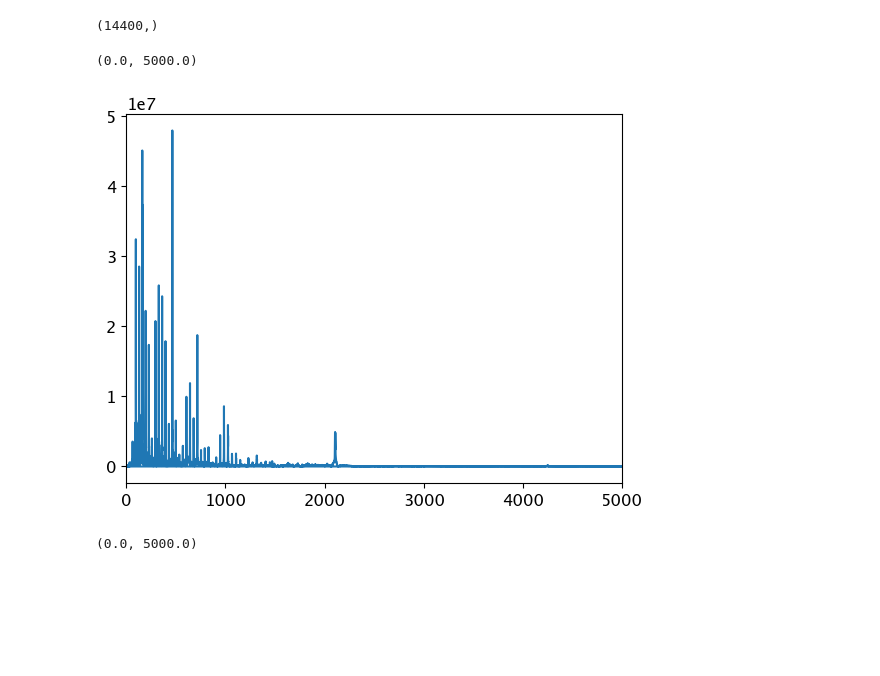
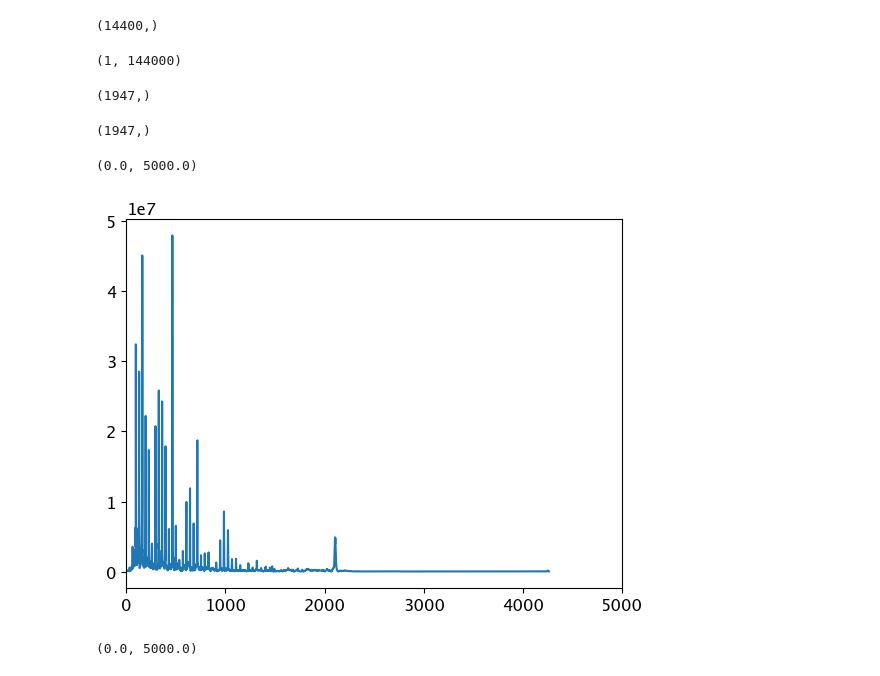
Before and after one commit to VamsiImmanneni/Sound-Separation-Project, a Jupyter notebook: Analysis-Midway.ipynb, the cells around one changed output. Saved outputs shown, nothing was run; the diff lists cells and outputs as text; code cells hidden in the pictures; blank space fills up the shorter version.

Commit message:
added filter

```diff
--- a/Analysis-Midway.ipynb
+++ b/Analysis-Midway.ipynb
@@ -103,3 +96,40 @@ def get_difs(arr):
+# %%
+def get_difs(arr):
+    a = np.abs(arr)
+    out = []
+    for i in range(len(arr) - 1):
+        out.append(a[i+1]-a[i])
+    return np.array(out)
+
+def filter_median_and_max(old_x,old_y):
+    # Filter frequencies 0-5000
+    l = -1
+    r = -1
+    for i in range(len(old_x)):
+        if old_x[i] >= 0 and l == -1:
+            l = i
+        if old_x[i] > 5000 and r == -1:
+            r = i
+    # Filter above median
+    x = old_x[l:r]
+    y = old_y[l:r]
+    med = np.median(y)
+    out_x = []
+    out_y = []
+    for i in range(len(x)):
+        if y[i] >= med:
+            out_x.append(x[i])
+            out_y.append(y[i])
+    x = out_x
+    y = out_y
+    # Filter local maxima
+    out_x = []
+    out_y = []
+    for i in range(1,len(x)-1):
+        if y[i] > y[i-1] and y[i] > y[i+1]:
+            out_x.append(x[i])
+            out_y.append(y[i])
+    return  np.array(out_x), np.array(out_y)
 # %%
 # Gets the difference between each vector in stft
 np.abs(stft_arr)[5]
@@ -110,12 +140,26 @@ array([ 7258.        , 27931.97388843, 22137.0074522 , ...,
 x.shape
 # %% [output]
 (14400,)
+# %%
+fft_arr.shape
+# %% [output]
+(1, 144000)
+# %%
+tx, ty = filter_median_and_max(x_fft,np.ravel(np.abs(fft_arr)))
+# %%
+tx.shape
+# %% [output]
+(1947,)
+# %%
+ty.shape
+# %% [output]
+(1947,)
 # %%
-plt.plot(x_fft,np.abs(fft_arr[0]))
+plt.plot(tx,ty)
 plt.xlim(0,5000)
 # %% [output]
 (0.0, 5000.0)
-[figure, old version]
+[figure, new version]
 # %%
 difs = get_difs(stft_arr)
 
```
Also changed, not shown: parts of 5 cells of this notebook, 2 other files.
